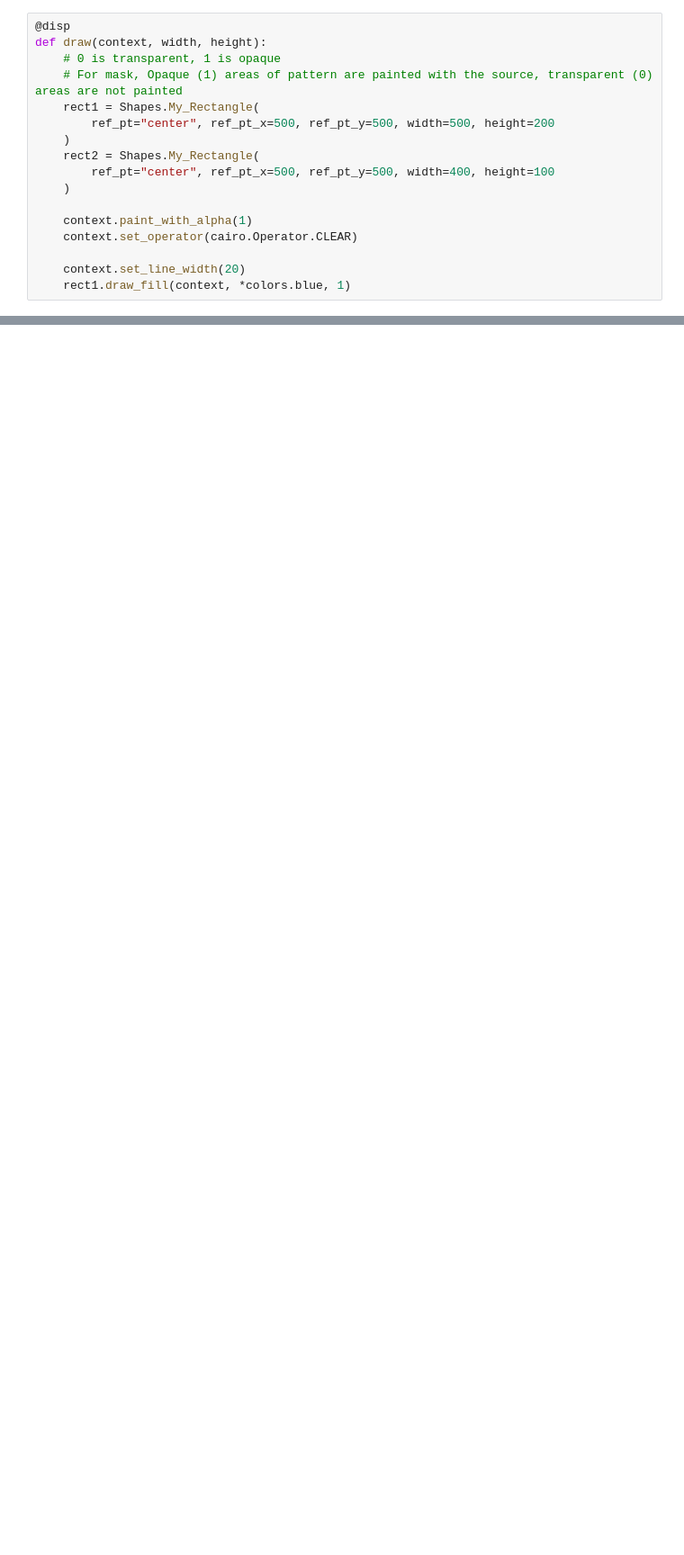
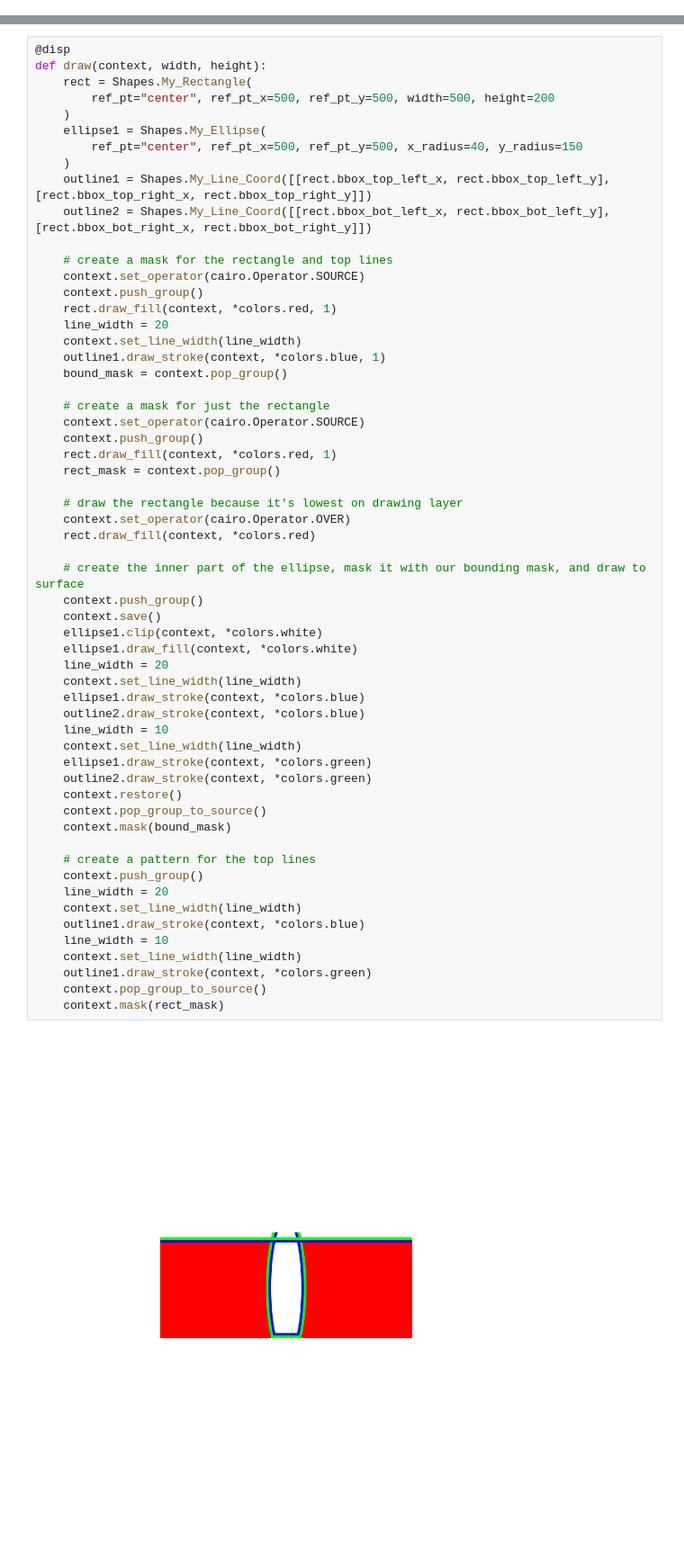
Before and after one commit to jon21o/Drawing, a Jupyter notebook: test_shapes1.ipynb, the cells around one changed output, grey strips where cells are left out. Shown at 90% size. Drawn from its saved outputs; the diff is of its cells as text; blank space fills up the shorter version.

```diff
--- a/test_shapes1.ipynb
+++ b/test_shapes1.ipynb
@@ -388,17 +371,0 @@ def draw(context, width, height):
-# %%
-@disp
-def draw(context, width, height):
-    # 0 is transparent, 1 is opaque
-    # For mask, Opaque (1) areas of pattern are painted with the source, transparent (0) areas are not painted
-    rect1 = Shapes.My_Rectangle(
-        ref_pt="center", ref_pt_x=500, ref_pt_y=500, width=500, height=200
-    )
-    rect2 = Shapes.My_Rectangle(
-        ref_pt="center", ref_pt_x=500, ref_pt_y=500, width=400, height=100
-    )
-
-    context.paint_with_alpha(1)
-    context.set_operator(cairo.Operator.CLEAR)
-
-    context.set_line_width(20)
-    rect1.draw_fill(context, *colors.blue, 1)
@@ -406,0 +372,60 @@ def draw(context, width, height):
+# %%
+@disp
+def draw(context, width, height):
+    rect = Shapes.My_Rectangle(
+        ref_pt="center", ref_pt_x=500, ref_pt_y=500, width=500, height=200
+    )
+    ellipse1 = Shapes.My_Ellipse(
+        ref_pt="center", ref_pt_x=500, ref_pt_y=500, x_radius=40, y_radius=150
+    )
+    outline1 = Shapes.My_Line_Coord([[rect.bbox_top_left_x, rect.bbox_top_left_y], [rect.bbox_top_right_x, rect.bbox_top_right_y]])
+    outline2 = Shapes.My_Line_Coord([[rect.bbox_bot_left_x, rect.bbox_bot_left_y], [rect.bbox_bot_right_x, rect.bbox_bot_right_y]])
+
+    # create a mask for the rectangle and top lines
+    context.set_operator(cairo.Operator.SOURCE)
+    context.push_group()
+    rect.draw_fill(context, *colors.red, 1)
+    line_width = 20
+    context.set_line_width(line_width)
+    outline1.draw_stroke(context, *colors.blue, 1)
+    bound_mask = context.pop_group()
+
+    # create a mask for just the rectangle
+    context.set_operator(cairo.Operator.SOURCE)
+    context.push_group()
+    rect.draw_fill(context, *colors.red, 1)
+    rect_mask = context.pop_group()
+
+    # draw the rectangle because it's lowest on drawing layer
+    context.set_operator(cairo.Operator.OVER)
+    rect.draw_fill(context, *colors.red)
+
+    # create the inner part of the ellipse, mask it with our bounding mask, and draw to surface
+    context.push_group()
+    context.save()
+    ellipse1.clip(context, *colors.white)
+    ellipse1.draw_fill(context, *colors.white)
+    line_width = 20
+    context.set_line_width(line_width)
+    ellipse1.draw_stroke(context, *colors.blue)
+    outline2.draw_stroke(context, *colors.blue)
+    line_width = 10
+    context.set_line_width(line_width)
+    ellipse1.draw_stroke(context, *colors.green)
+    outline2.draw_stroke(context, *colors.green)
+    context.restore()
+    context.pop_group_to_source()
+    context.mask(bound_mask)
+
+    # create a pattern for the top lines
+    context.push_group()
+    line_width = 20
+    context.set_line_width(line_width)
+    outline1.draw_stroke(context, *colors.blue)
+    line_width = 10
+    context.set_line_width(line_width)
+    outline1.draw_stroke(context, *colors.green)
+    context.pop_group_to_source()
+    context.mask(rect_mask)
+# %% [output]
+[figure, added]
```
Also changed, not shown: parts of 11 cells of this notebook.
